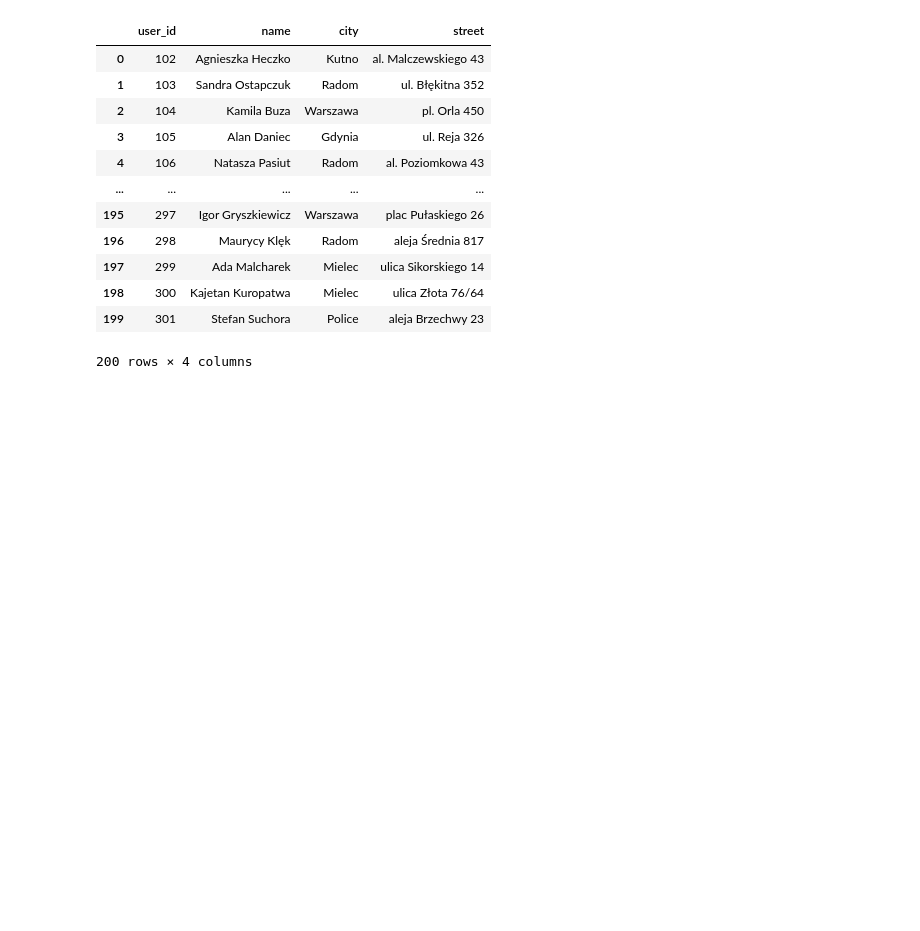
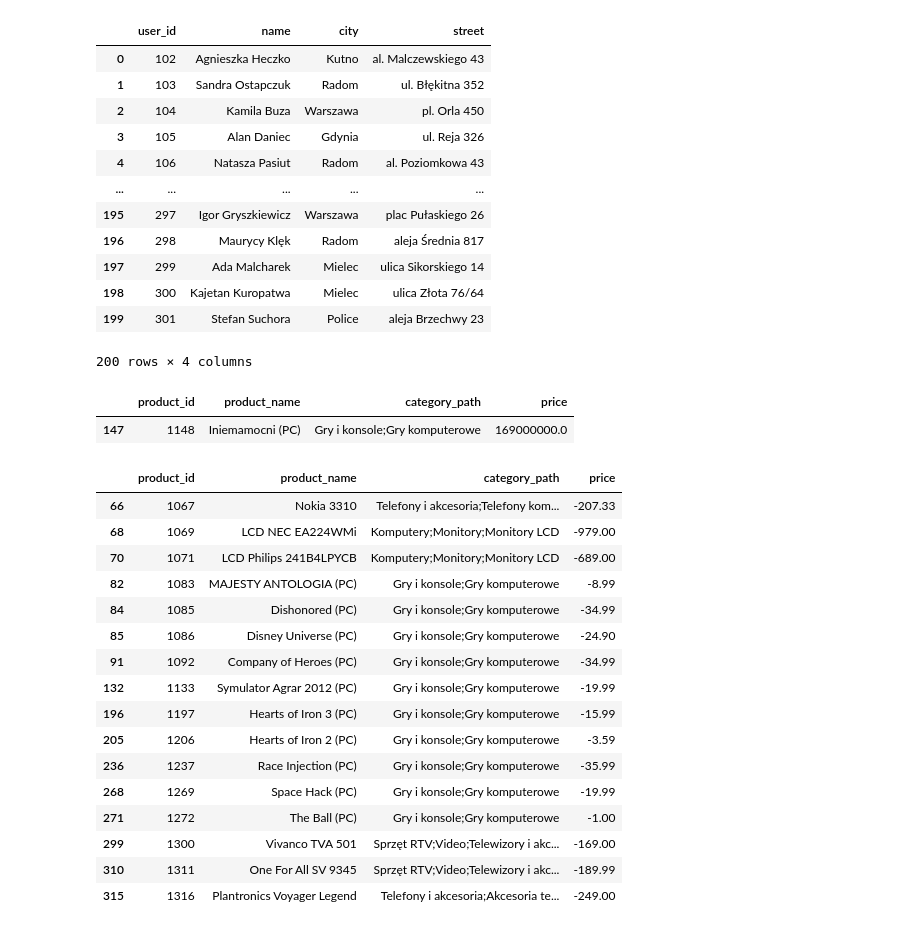
Before and after one commit to mrozans/Customer_Classifier, a Jupyter notebook: src/Report.ipynb, the cells around one changed output. Drawn from its saved outputs; the diff is of its cells as text; code cells hidden in the pictures; blank space fills up the shorter version.

```diff
--- a/src/Report.ipynb
+++ b/src/Report.ipynb
@@ -46,3 +78,28 @@ users_df
 | 198 | 300 | Kajetan Kuropatwa | Mielec | ulica Złota 76/64 |
 | 199 | 301 | Stefan Suchora | Police | aleja Brzechwy 23 |
 200 rows × 4 columns
+# %%
+products_df.loc[products_df['price'] == products_df.max()['price']]
+# %% [output]
+|  | product_id | product_name | category_path | price |
+| 147 | 1148 | Iniemamocni (PC) | Gry i konsole;Gry komputerowe | 169000000.0 |
+# %%
+products_df.loc[products_df['price'] <= 0]
+# %% [output]
+|  | product_id | product_name | category_path | price |
+| 66 | 1067 | Nokia 3310 | Telefony i akcesoria;Telefony kom... | -207.33 |
+| 68 | 1069 | LCD NEC EA224WMi | Komputery;Monitory;Monitory LCD | -979.00 |
+| 70 | 1071 | LCD Philips 241B4LPYCB | Komputery;Monitory;Monitory LCD | -689.00 |
+| 82 | 1083 | MAJESTY ANTOLOGIA (PC) | Gry i konsole;Gry komputerowe | -8.99 |
+| 84 | 1085 | Dishonored (PC) | Gry i konsole;Gry komputerowe | -34.99 |
+| 85 | 1086 | Disney Universe (PC) | Gry i konsole;Gry komputerowe | -24.90 |
+| 91 | 1092 | Company of Heroes (PC) | Gry i konsole;Gry komputerowe | -34.99 |
+| 132 | 1133 | Symulator Agrar 2012 (PC) | Gry i konsole;Gry komputerowe | -19.99 |
+| 196 | 1197 | Hearts of Iron 3 (PC) | Gry i konsole;Gry komputerowe | -15.99 |
+| 205 | 1206 | Hearts of Iron 2 (PC) | Gry i konsole;Gry komputerowe | -3.59 |
+| 236 | 1237 | Race Injection (PC) | Gry i konsole;Gry komputerowe | -35.99 |
+| 268 | 1269 | Space Hack (PC) | Gry i konsole;Gry komputerowe | -19.99 |
+| 271 | 1272 | The Ball (PC) | Gry i konsole;Gry komputerowe | -1.00 |
+| 299 | 1300 | Vivanco TVA 501 | Sprzęt RTV;Video;Telewizory i akc... | -169.00 |
+| 310 | 1311 | One For All SV 9345 | Sprzęt RTV;Video;Telewizory i akc... | -189.99 |
+| 315 | 1316 | Plantronics Voyager Legend | Telefony i akcesoria;Akcesoria te... | -249.00 |
```
Also changed, not shown: parts of 6 cells of this notebook.
